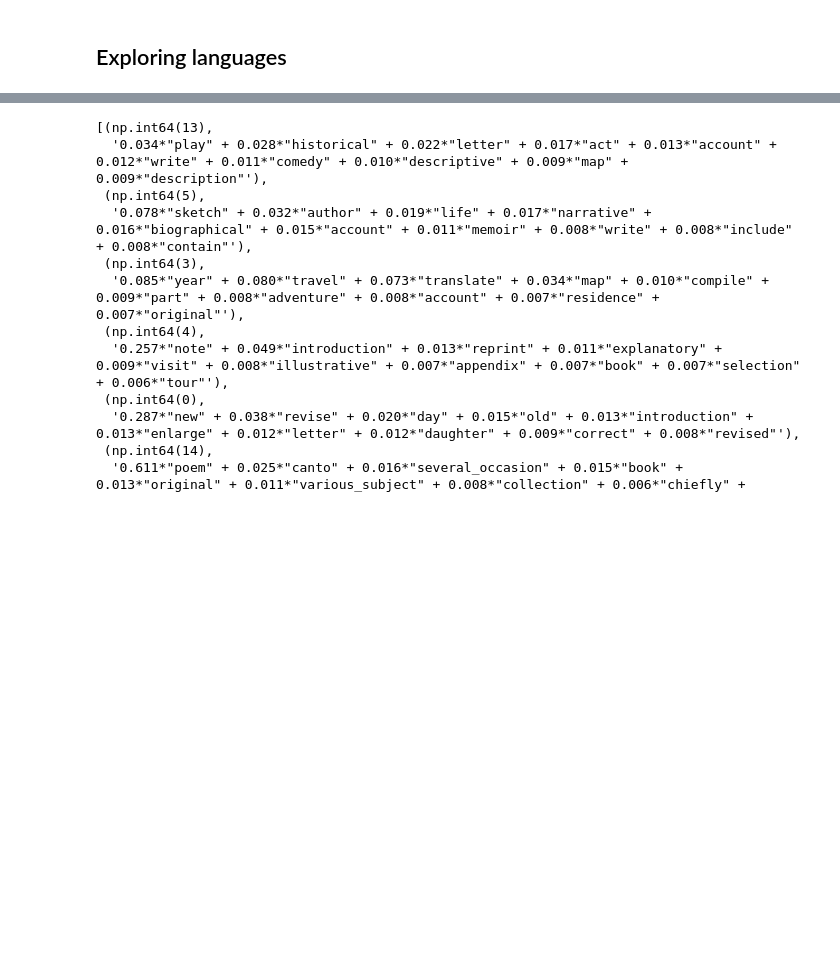
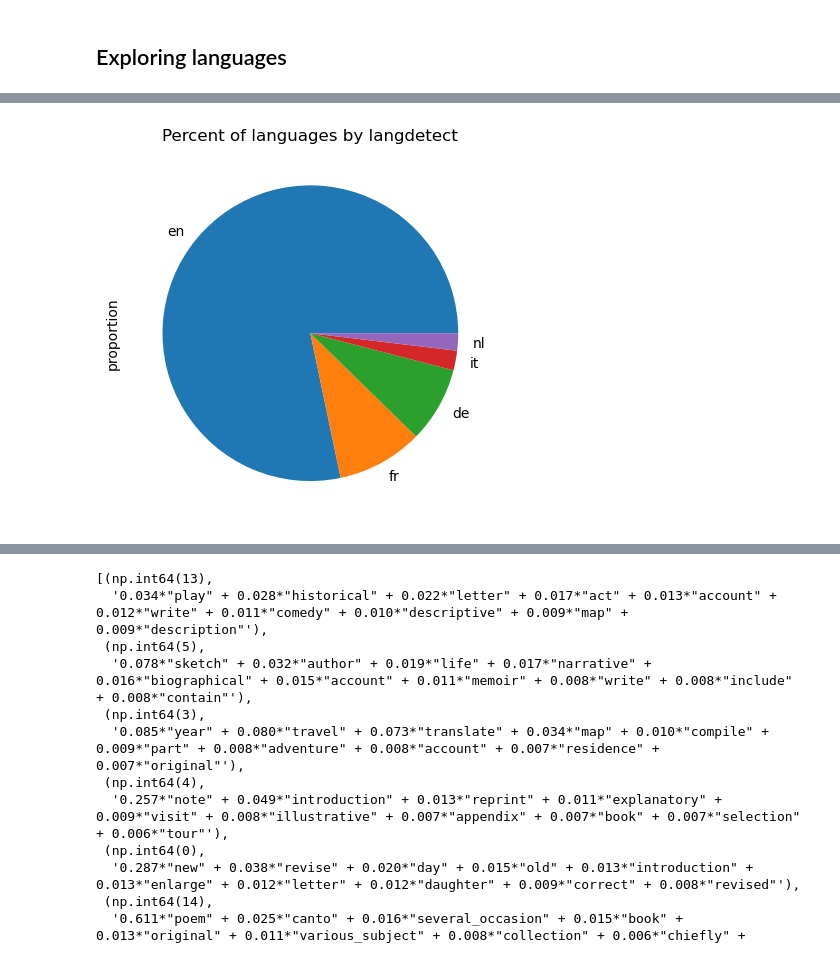
Before and after one commit to petar-soldo/IDH25-individual, a Jupyter notebook: IDH-individual.ipynb, the cells around one changed output, grey strips where cells are left out. Saved outputs shown, nothing was run; the diff lists cells and outputs as text; code cells hidden in the pictures; blank space fills up the shorter version.

```diff
--- a/IDH-individual.ipynb
+++ b/IDH-individual.ipynb
@@ -132,0 +161,4 @@ books_df.loc[books_df["py-lang-det"] == "hr"]
+# %%
+lang_py_plot = langs_py.value_counts(normalize = True)[0:5].plot(kind='pie', title = "Percent of languages by langdetect")
+# %% [output]
+[figure, added]
```
Also changed, not shown: parts of 53 cells of this notebook.
